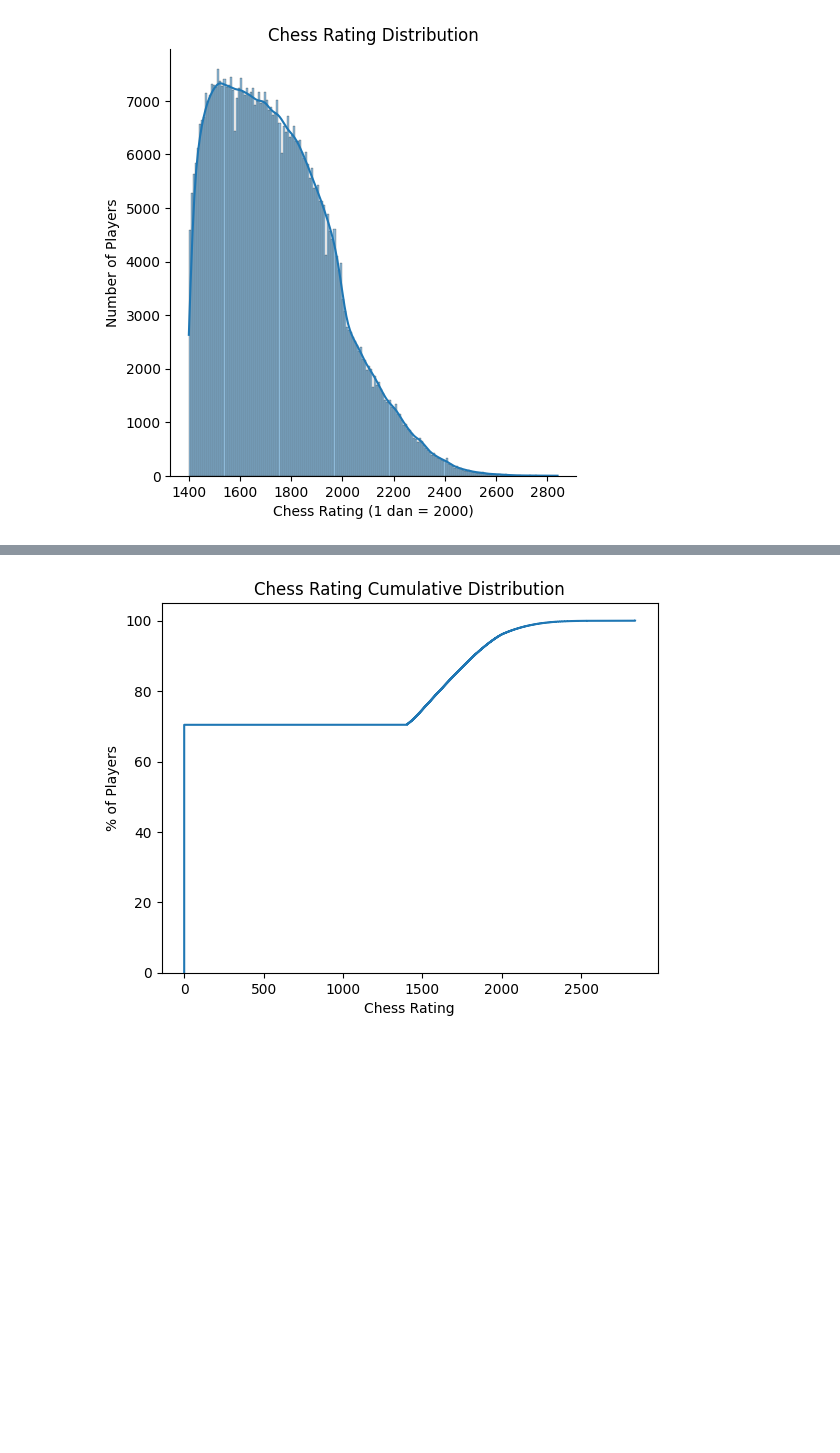
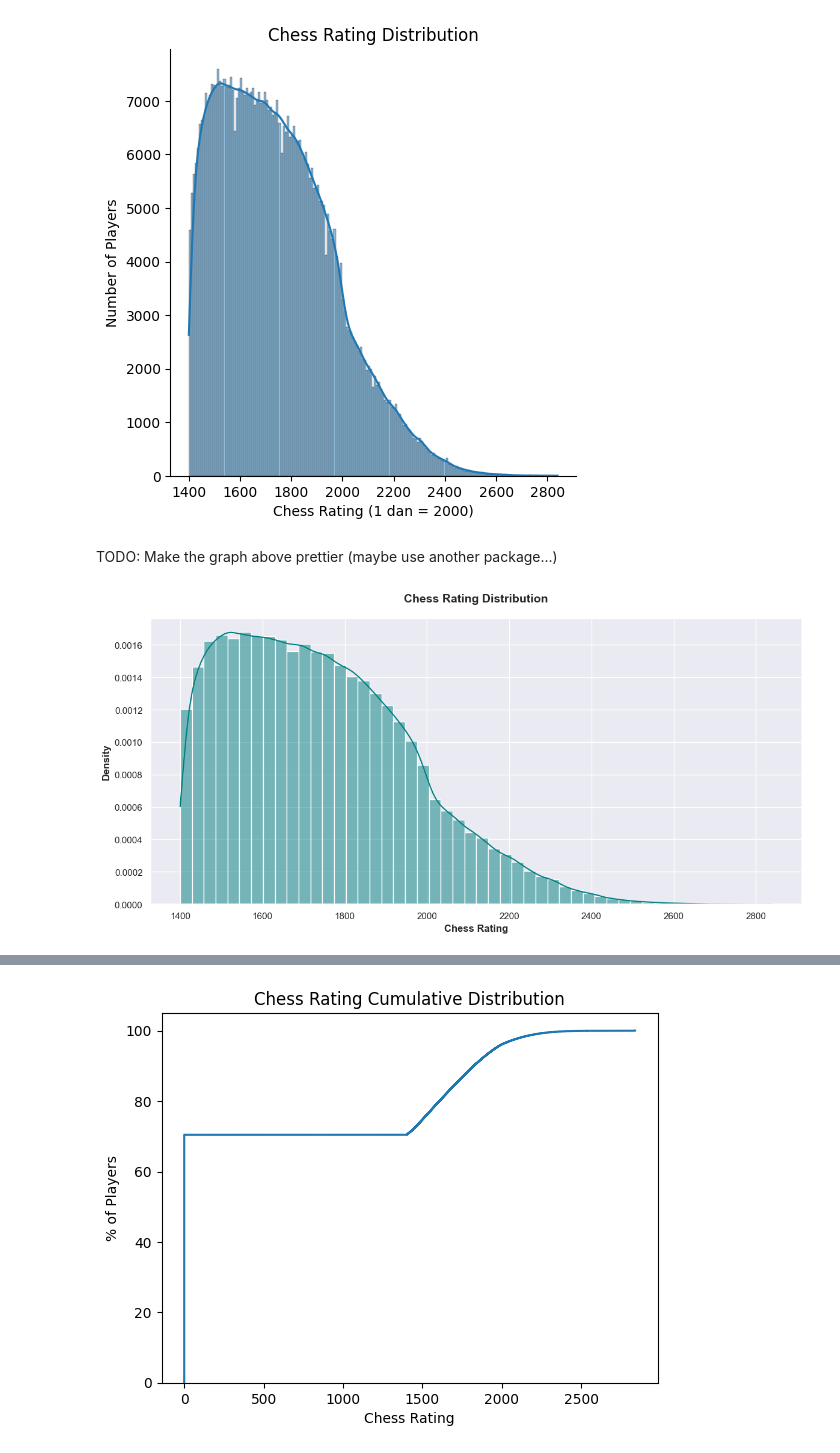
Before and after one commit to psygo/data_playground, a Jupyter notebook: notebooks/fide.ipynb, the cells around one changed output, grey strips where cells are left out. Drawn from its saved outputs; the diff is of its cells as text; code cells hidden in the pictures; blank space fills up the shorter version.

```diff
--- a/notebooks/fide.ipynb
+++ b/notebooks/fide.ipynb
@@ -47,3 +53,16 @@ plt.title('Chess Rating Distribution')
 plt.show()
 # %% [output]
 [figure]
+# %% [markdown]
+TODO: Make the graph above prettier (maybe use another package...)
+# %%
+sns.set_theme(style="darkgrid")
+fig, ax = plt.subplots(figsize=(12, 6))
+sns.histplot(data=fide[fide["SRtng"] > 0], x="SRtng", kde=True, color="teal", stat="density", ax=ax, bins=50)
+ax.set_xlabel('Chess Rating', fontsize=12, fontweight='bold')
+ax.set_ylabel('Density', fontsize=12, fontweight='bold')
+ax.set_title('Chess Rating Distribution', fontsize=14, fontweight='bold', pad=20)
+plt.tight_layout()
+plt.show()
+# %% [output]
+[figure, added]
```
Also changed, not shown: parts of 5 cells of this notebook, 1 other file.
